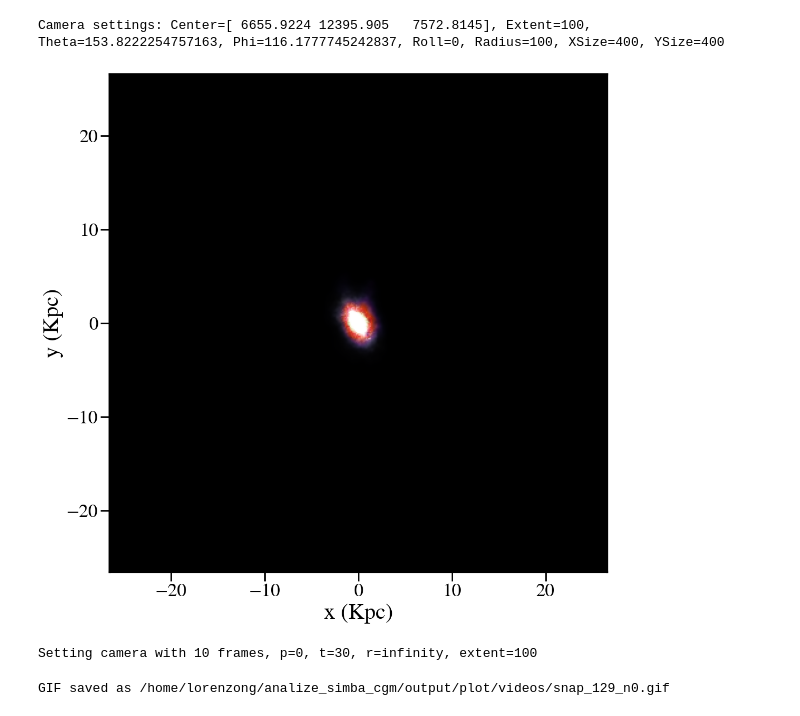
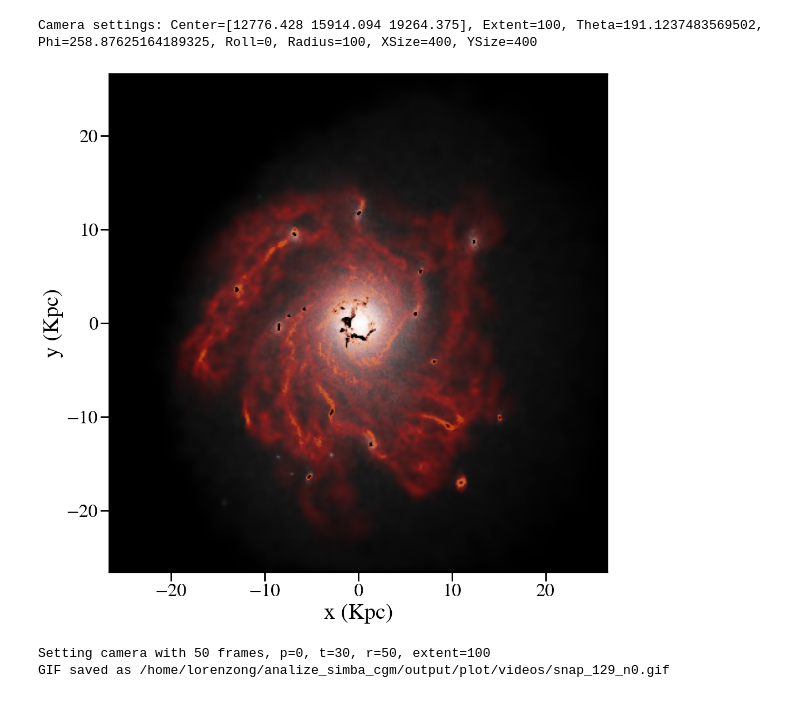
Before and after one commit to GiulianoLo/analize_simba_cgm, a Jupyter notebook: render_rgb_images.ipynb, the cells around one changed output. Drawn from its saved outputs; the diff is of its cells as text; code cells hidden in the pictures.

```diff
--- a/render_rgb_images.ipynb
+++ b/render_rgb_images.ipynb
@@ -27,8 +28,8 @@ plt.rcParams.update({
  "font.family": 'STIXGeneral',
  "mathtext.fontset" : "cm"})
 
-snap = 149
-n = 1
+snap = 129
+n = 0
 
 # decide the snapshot
 sb = anal.Simba('PC39BP4', size=25)
@@ -36,7 +37,7 @@ subset = '/home/lorenzong/analize_simba_cgm/output/hdf5/filtered_part_files/snap
 snapfile = sb.get_sim_file(snap)
 catfile  = sb.get_caesar_file(snap)
 
-toplot = ['GrackleHI_s', 'Masses', 'Dust_Masses_s']
+toplot = ['Masses', 'Masses', 'Masses_s']
 # %%
 render = RenderRGB(snapfile, catfile, n, toplot, region=False, ifdust=True, dim=['Msun', 'Msun', 'Msun'])
 # %% [output]
@@ -59,15 +60,16 @@ yt : [INFO     ] 2024-08-27 14:48:05,291 Allocating for 2.685e+08 particles
 # %%
-camera = render.set_camera(r=100, p=None, t=None, extent=100, zoom=2, spos='edgeon')
-image = render.generate_images(camera, vmin=0, vmax=99.9)
+camera = render.set_camera(r=100, p=None, t=None, extent=100, zoom=2, spos='faceon')
+image = render.generate_images(camera, vmin=1, vmax=99.9)
 render.plot(image, 'x (Kpc)', 'y (Kpc)', f'snap_{snap}_n{n}')
 # %% [output]
-Camera settings: Center=[ 6655.9224 12395.905   7572.8145], Extent=100, Theta=153.8222254757163, Phi=116.1777745242837, Roll=0, Radius=100, XSize=400, YSize=400
+Camera settings: Center=[12776.428 15914.094 19264.375], Extent=100, Theta=191.1237483569502, Phi=258.87625164189325, Roll=0, Radius=100, XSize=400, YSize=400
-[figure, old version]
+[figure, new version]
 # %%
-render.set_video(10, r='infinity', extent=100, t=30, p=0, del_t=0, del_p=360, vmin=0, vmax=99.8, xsize=500, ysize=500, zoom='infinity')
-render.create_video(f'snap_{snap}_n{n}', interval=100)
+render.set_video(50, r=50, extent=100, t=30, p=0, del_t=0, del_p=360, vmin=0, vmax=100,
+                 xsize=500, ysize=500, zoom=2)
+render.create_video(f'snap_{snap}_n{n}', interval=300)
 render.flush()
 # %% [output]
-Setting camera with 10 frames, p=0, t=30, r=infinity, extent=100
+Setting camera with 50 frames, p=0, t=30, r=50, extent=100
+GIF saved as /home/lorenzong/analize_simba_cgm/output/plot/videos/snap_129_n0.gif
-GIF saved as /home/lorenzong/analize_simba_cgm/output/plot/videos/snap_129_n0.gif
 # %%
```
Also changed, not shown: parts of 6 cells of this notebook, 2 other files.
